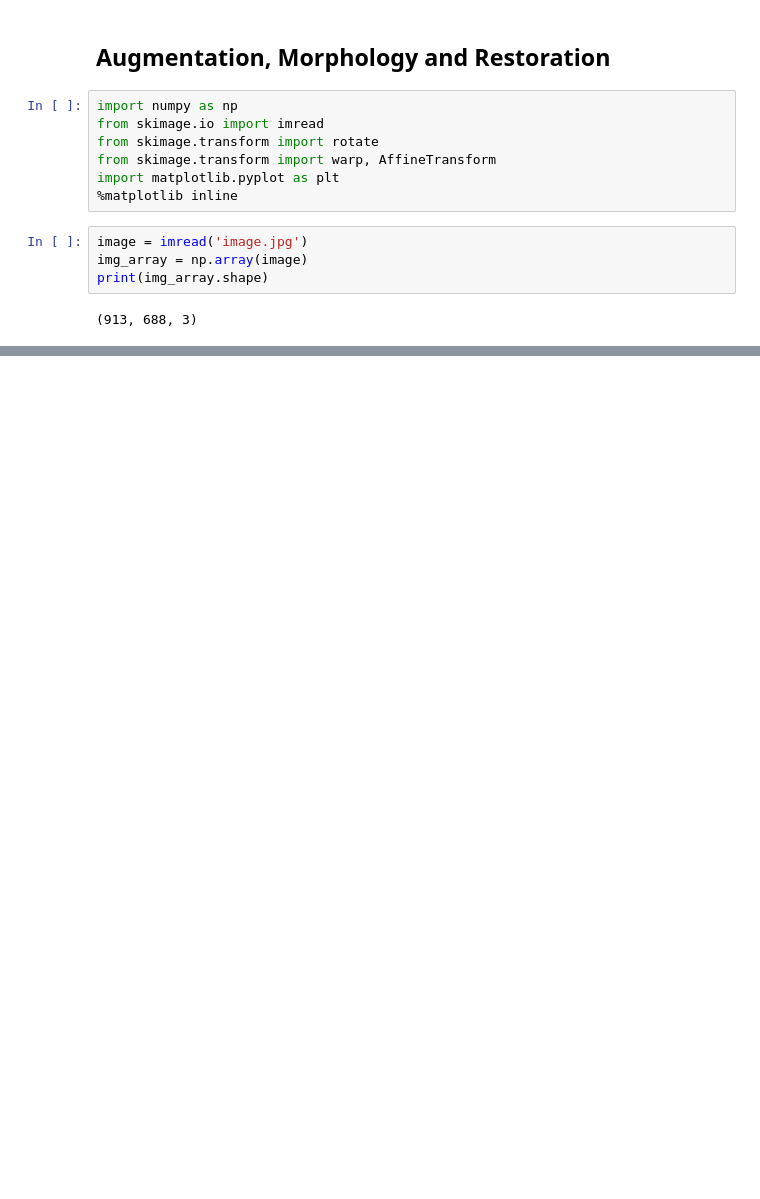
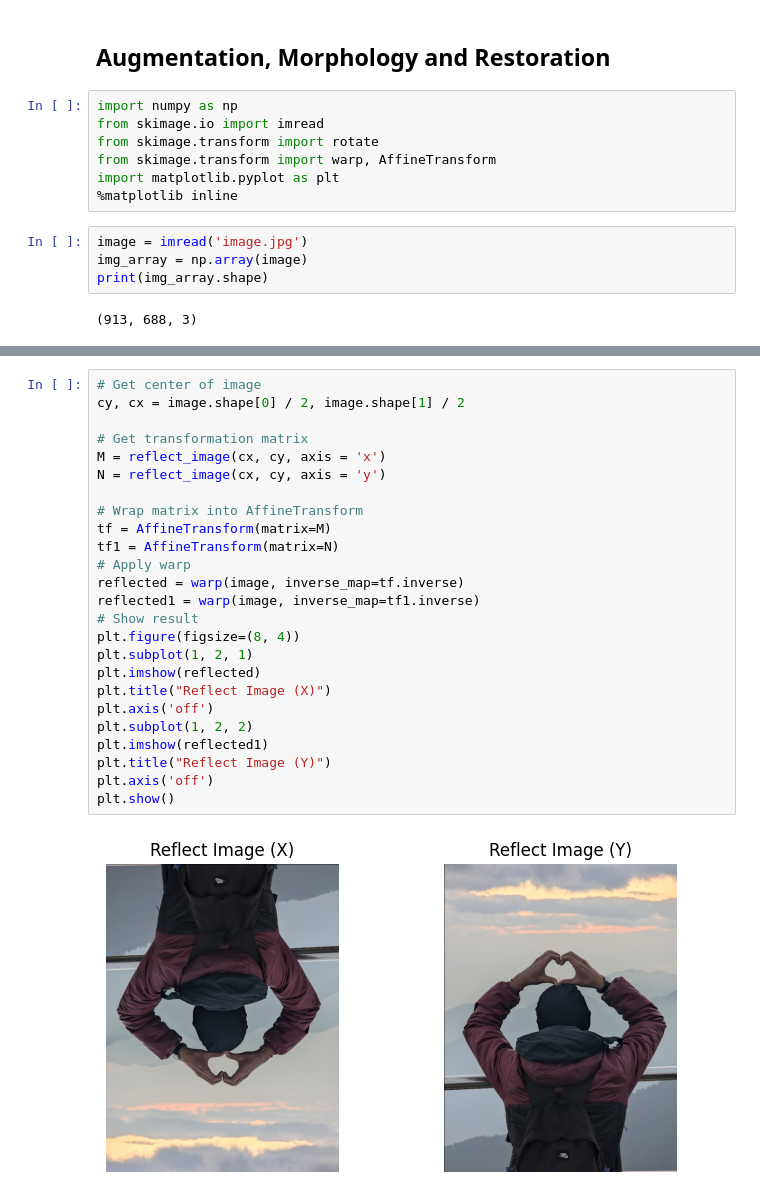
Before and after one commit to Abhijeet-KC/Image_Processing, a Jupyter notebook: Augmentation, Morphology and Restoration/Code.ipynb, the cells around one changed output, grey strips where cells are left out. Cells and saved outputs as stored; diff of their text form; blank space fills up the shorter version.

Commit message:
reflection added

```diff
--- a/Augmentation, Morphology and Restoration/Code.ipynb
+++ b/Augmentation, Morphology and Restoration/Code.ipynb
@@ -51,0 +105,27 @@ plt.show()
+# %%
+# Get center of image
+cy, cx = image.shape[0] / 2, image.shape[1] / 2
+
+# Get transformation matrix
+M = reflect_image(cx, cy, axis = 'x')
+N = reflect_image(cx, cy, axis = 'y')
+
+# Wrap matrix into AffineTransform
+tf = AffineTransform(matrix=M)
+tf1 = AffineTransform(matrix=N)
+# Apply warp
+reflected = warp(image, inverse_map=tf.inverse)
+reflected1 = warp(image, inverse_map=tf1.inverse)
+# Show result
+plt.figure(figsize=(8, 4))
+plt.subplot(1, 2, 1)
+plt.imshow(reflected)
+plt.title("Reflect Image (X)")
+plt.axis('off')
+plt.subplot(1, 2, 2)
+plt.imshow(reflected1)
+plt.title("Reflect Image (Y)")
+plt.axis('off')
+plt.show()
+# %% [output]
+[figure, added]
```
Also changed, not shown: parts of 2 cells of this notebook.
